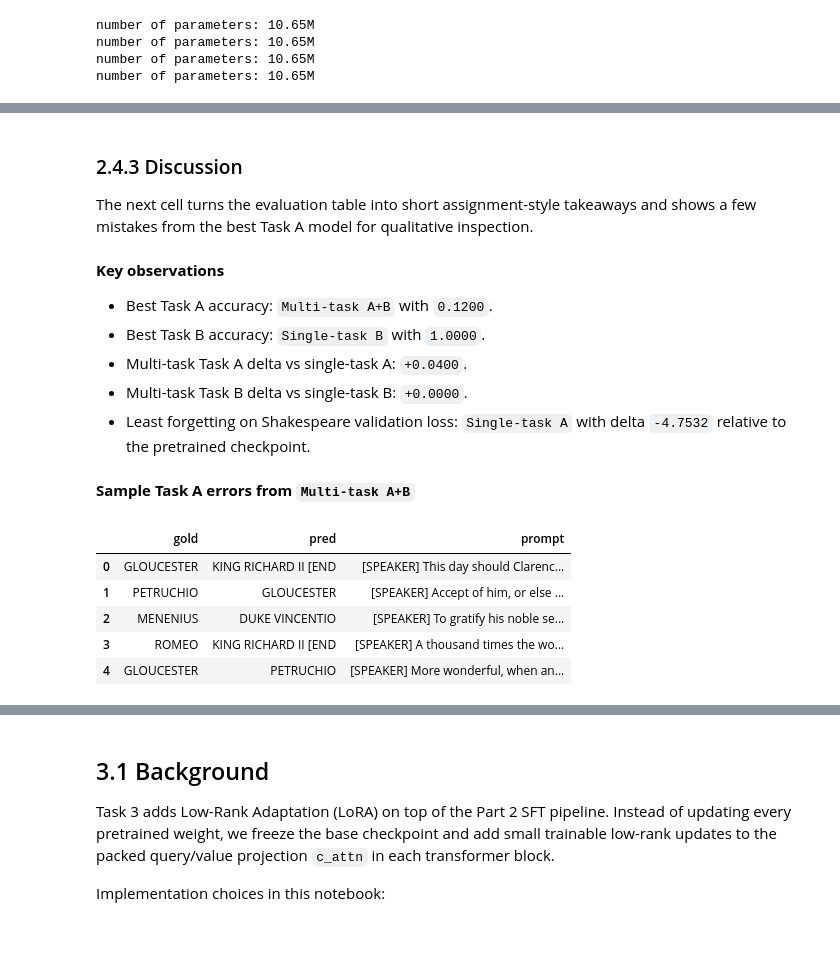
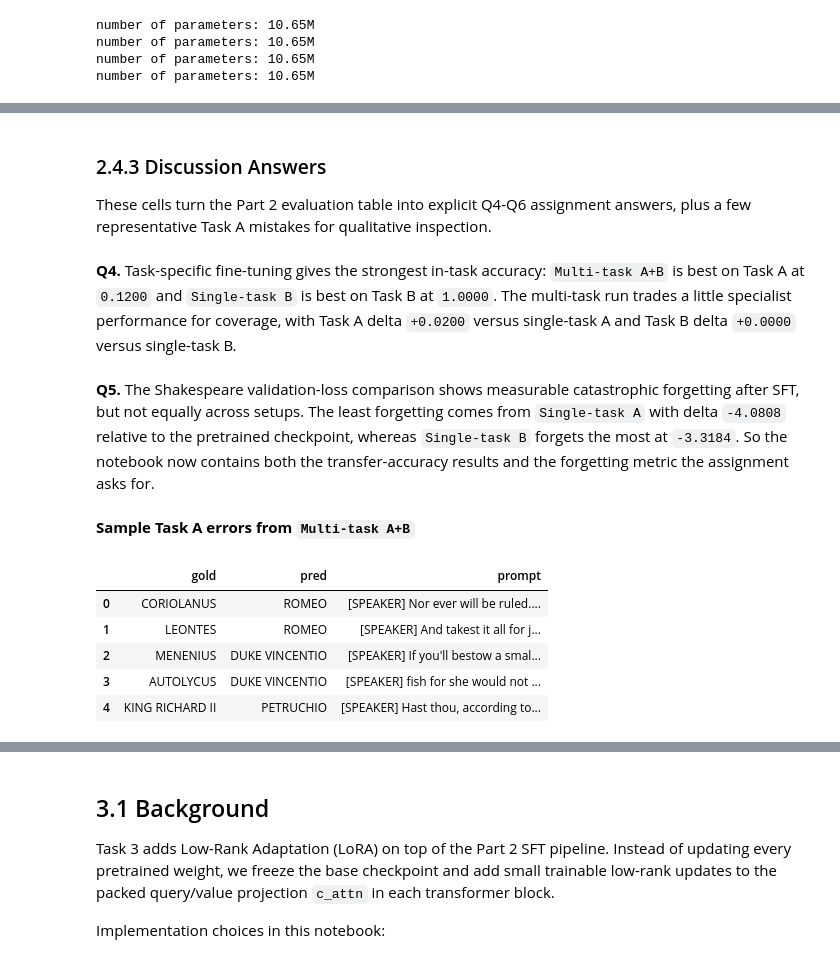
Before and after one commit to maaxhe/foundations_NLP, a Jupyter notebook: final_assignment_advanced/notebook_advanced.ipynb, the cells around one changed output, grey strips where cells are left out. Cells and saved outputs as stored; diff of their text form; code cells hidden in the pictures; blank space fills up the shorter version.

```diff
--- a/final_assignment_advanced/notebook_advanced.ipynb
+++ b/final_assignment_advanced/notebook_advanced.ipynb
@@ -2030,6 +2097,7 @@ TASK2_RUN_CONFIGS = [
 ]
 
 task2_histories = {}
+task2_elapsed_minutes = {}
 for setup_name, dataset_name, run_name in TASK2_RUN_CONFIGS:
     dataset = dataset_name
     out_dir = run_name
@@ -2043,7 +2111,13 @@ for setup_name, dataset_name, run_name in TASK2_RUN_CONFIGS:
     wandb_log = False
 
     print(f"Running {setup_name} on {dataset_name}...")
-    task2_histories[setup_name] = run()
+    started = time.time()
+    history = run()
+    elapsed_minutes = history.get("elapsed_minutes", (time.time() - started) / 60.0)
+    history["elapsed_minutes"] = elapsed_minutes
+
+    task2_histories[setup_name] = history
+    task2_elapsed_minutes[setup_name] = elapsed_minutes
 
 history_a = task2_histories["Single-task A"]
 history_b = task2_histories["Single-task B"]
@@ -2223,6 +2297,12 @@ import pickle
 import torch
 
 device = "cuda" if torch.cuda.is_available() else "cpu"
+
+
+def expand_state_dict_vocab_reproducibly(state_dict, new_vocab_size, seed=1337):
+    with torch.random.fork_rng(devices=[]):
+        torch.manual_seed(seed)
+        return expand_state_dict_vocab(state_dict, new_vocab_size)
 
 
 def load_checkpoint_for_generation(ckpt_path, dataset_dir, device=device):
@@ -2250,7 +2330,7 @@ def load_checkpoint_for_generation(ckpt_path, dataset_dir, device=device):
         if k.startswith(unwanted_prefix):
             state_dict[k[len(unwanted_prefix):]] = state_dict.pop(k)
 
-    state_dict = expand_state_dict_vocab(state_dict, vocab_size)
+    state_dict = expand_state_dict_vocab_reproducibly(state_dict, vocab_size)
     model.load_state_dict(state_dict, strict=False)
     model.eval()
     model.to(device)
@@ -2382,49 +2462,50 @@ step 0: train loss 2.2803, val loss 2.5037
 # %% [markdown]
-### 2.4.3 Discussion
+### 2.4.3 Discussion Answers
 
-The next cell turns the evaluation table into short assignment-style takeaways and shows a few mistakes from the best Task A model for qualitative inspection.
+These cells turn the Part 2 evaluation table into explicit Q4-Q6 assignment answers, plus a few representative Task A mistakes for qualitative inspection.
 # %%
 from IPython.display import Markdown, display
 
 non_random = results[results["Setup"] != "Random baseline"].copy()
 best_task_a = non_random.loc[non_random["Task A Acc."].idxmax()]
 best_task_b = non_random.loc[non_random["Task B Acc."].idxmax()]
 multi_task = non_random[non_random["Setup"] == "Multi-task A+B"].iloc[0]
 single_a = non_random[non_random["Setup"] == "Single-task A"].iloc[0]
 single_b = non_random[non_random["Setup"] == "Single-task B"].iloc[0]
-least_forgetting = non_random.loc[non_random["Forgetting Delta"].idxmin()]
+sft_only = non_random[non_random["Setup"] != "Pretrained (no SFT)"].copy()
+least_forgetting = sft_only.loc[sft_only["Forgetting Delta"].idxmin()]
+most_forgetting = sft_only.loc[sft_only["Forgetting Delta"].idxmax()]
 
-summary = f"""
-**Key observations**
+q4 = (
+    f"Task-specific fine-tuning gives the strongest in-task accuracy: `{best_task_a['Setup']}` is best on Task A at `{best_task_a['Task A Acc.']:.4f}` and "
+    f"`{best_task_b['Setup']}` is best on Task B at `{best_task_b['Task B Acc.']:.4f}`. "
+    f"The multi-task run trades a little specialist performance for coverage, with Task A delta `{multi_task['Task A Acc.'] - single_a['Task A Acc.']:+.4f}` "
+    f"versus single-task A and Task B delta `{multi_task['Task B Acc.'] - single_b['Task B Acc.']:+.4f}` versus single-task B."
+)
 
-- Best Task A accuracy: `{best_task_a['Setup']}` with `{best_task_a['Task A Acc.']:.4f}`.
-- Best Task B accuracy: `{best_task_b['Setup']}` with `{best_task_b['Task B Acc.']:.4f}`.
-- Multi-task Task A delta vs single-task A: `{multi_task['Task A Acc.'] - single_a['Task A Acc.']:+.4f}`.
-- Multi-task Task B delta vs single-task B: `{multi_task['Task B Acc.'] - single_b['Task B Acc.']:+.4f}`.
-- Least forgetting on Shakespeare validation loss: `{least_forgetting['Setup']}` with delta `{least_forgetting['Forgetting Delta']:+.4f}` relative to the pretrained checkpoint.
-"""
+q5 = (
+    f"The Shakespeare validation-loss comparison shows measurable catastrophic forgetting after SFT, but not equally across setups. "
+    f"The least forgetting comes from `{least_forgetting['Setup']}` with delta `{least_forgetting['Forgetting Delta']:+.4f}` relative to the pretrained checkpoint, "
+    f"whereas `{most_forgetting['Setup']}` forgets the most at `{most_forgetting['Forgetting Delta']:+.4f}`. "
+    "So the notebook now contains both the transfer-accuracy results and the forgetting metric the assignment asks for."
+)
 
-display(Markdown(summary))
+display(Markdown(f"**Q4.** {q4}"))
+display(Markdown(f"**Q5.** {q5}"))
 
 best_task_a_errors = part2_predictions[best_task_a["Setup"]]["task_a"]
 best_task_a_errors = best_task_a_errors[~best_task_a_errors["correct"]][["gold", "pred", "prompt"]].head(5)
 
 if len(best_task_a_errors) > 0:
     display(Markdown(f"**Sample Task A errors from `{best_task_a['Setup']}`**"))
     display(best_task_a_errors)
 # %% [output]
-
-**Key observations**
-
-- Best Task A accuracy: `Multi-task A+B` with `0.1200`.
-- Best Task B accuracy: `Single-task B` with `1.0000`.
-- Multi-task Task A delta vs single-task A: `+0.0400`.
-- Multi-task Task B delta vs single-task B: `+0.0000`.
-- Least forgetting on Shakespeare validation loss: `Single-task A` with delta `-4.7532` relative to the pretrained checkpoint.
+**Q4.** Task-specific fine-tuning gives the strongest in-task accuracy: `Multi-task A+B` is best on Task A at `0.1200` and `Single-task B` is best on Task B at `1.0000`. The multi-task run trades a little specialist performance for coverage, with Task A delta `+0.0200` versus single-task A and Task B delta `+0.0000` versus single-task B.
-**Sample Task A errors from `Multi-task A+B`**
+**Q5.** The Shakespeare validation-loss comparison shows measurable catastrophic forgetting after SFT, but not equally across setups. The least forgetting comes from `Single-task A` with delta `-4.0808` relative to the pretrained checkpoint, whereas `Single-task B` forgets the most at `-3.3184`. So the notebook now contains both the transfer-accuracy results and the forgetting metric the assignment asks for.
+**Sample Task A errors from `Multi-task A+B`**
 |  | gold | pred | prompt |
-| 0 | GLOUCESTER | KING RICHARD II [END | [SPEAKER] This day should Clarenc... |
-| 1 | PETRUCHIO | GLOUCESTER | [SPEAKER] Accept of him, or else ... |
-| 2 | MENENIUS | DUKE VINCENTIO | [SPEAKER] To gratify his noble se... |
-| 3 | ROMEO | KING RICHARD II [END | [SPEAKER] A thousand times the wo... |
-| 4 | GLOUCESTER | PETRUCHIO | [SPEAKER] More wonderful, when an... |
+| 0 | CORIOLANUS | ROMEO | [SPEAKER] Nor ever will be ruled.... |
+| 1 | LEONTES | ROMEO | [SPEAKER] And takest it all for j... |
+| 2 | MENENIUS | DUKE VINCENTIO | [SPEAKER] If you'll bestow a smal... |
+| 3 | AUTOLYCUS | DUKE VINCENTIO | [SPEAKER] fish for she would not ... |
+| 4 | KING RICHARD II | PETRUCHIO | [SPEAKER] Hast thou, according to... |
```
Also changed, not shown: parts of 21 cells of this notebook, 16 other files.
